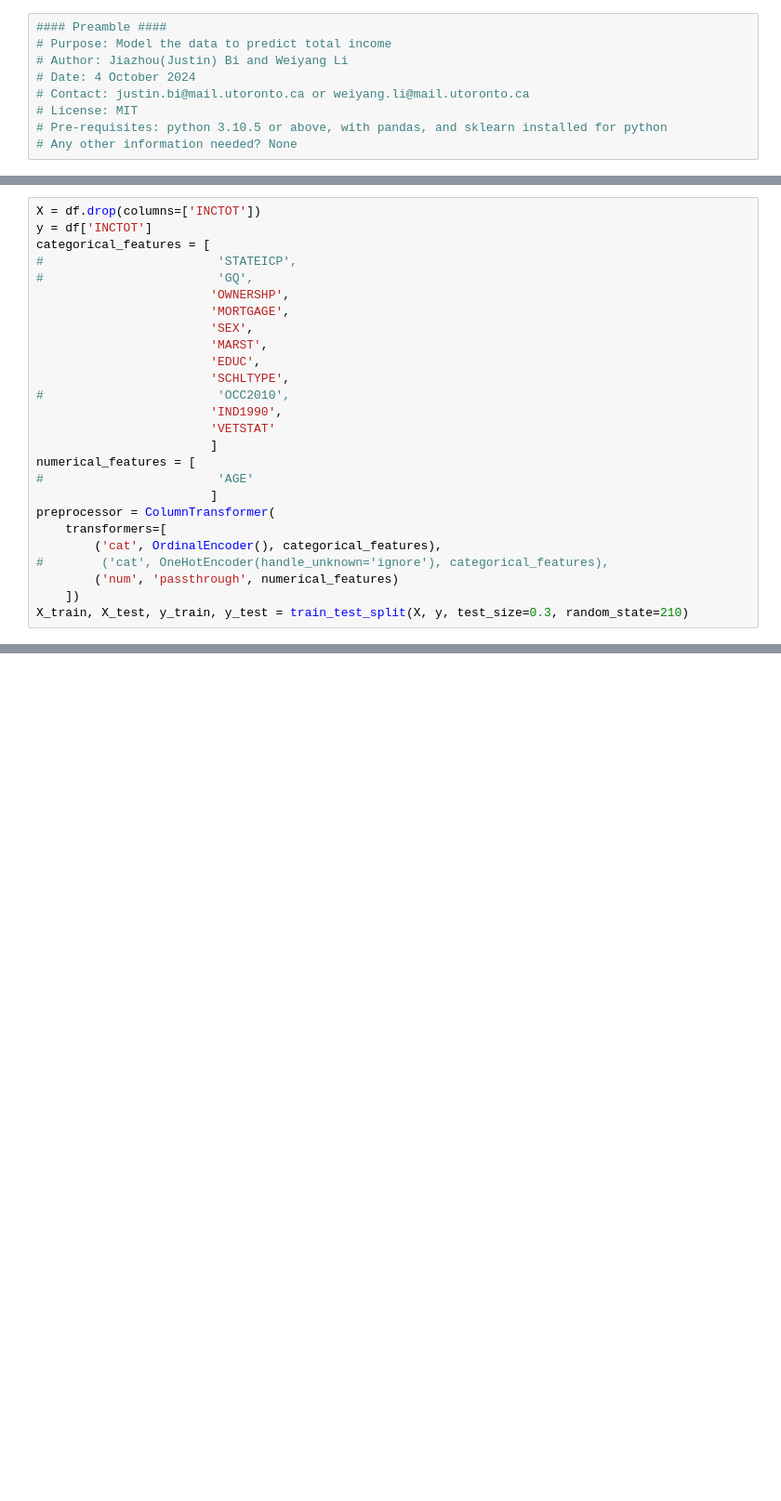
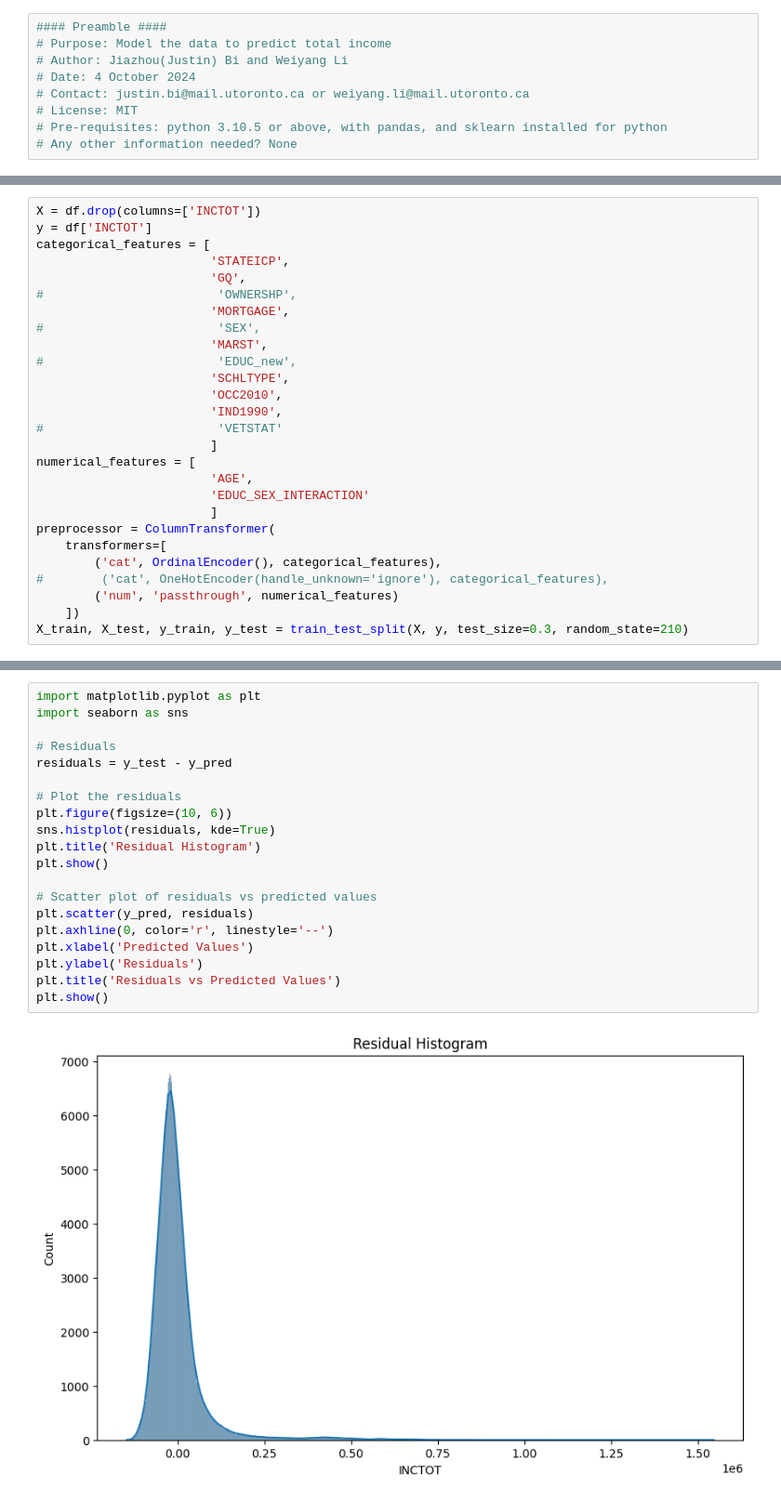
Before and after one commit to Jiazhou-Bi/ACS-Income-Model, a Jupyter notebook: scripts/06-model_data.ipynb, the cells around one changed output, grey strips where cells are left out. Shown at 93% size. Drawn from its saved outputs; the diff is of its cells as text; blank space fills up the shorter version.

```diff
--- a/scripts/06-model_data.ipynb
+++ b/scripts/06-model_data.ipynb
@@ -36,20 +120,21 @@ df.head()
 X = df.drop(columns=['INCTOT'])
 y = df['INCTOT']
 categorical_features = [
-#                        'STATEICP',
-#                        'GQ',
-                        'OWNERSHP',
+                        'STATEICP',
+                        'GQ',
+#                        'OWNERSHP',
                         'MORTGAGE',
-                        'SEX',
+#                        'SEX',
                         'MARST',
-                        'EDUC',
+#                        'EDUC_new',
                         'SCHLTYPE',
-#                        'OCC2010',
+                        'OCC2010',
                         'IND1990',
-                        'VETSTAT'
+#                        'VETSTAT'
                         ]
 numerical_features = [
-#                        'AGE'
+                        'AGE',
+                        'EDUC_SEX_INTERACTION'
                         ]
 preprocessor = ColumnTransformer(
     transformers=[
@@ -60,0 +214,22 @@ X_train, X_test, y_train, y_test = train_test_split(X, y, test_size=0.3, random_
+# %%
+import matplotlib.pyplot as plt
+import seaborn as sns
+
+# Residuals
+residuals = y_test - y_pred
+
+# Plot the residuals
+plt.figure(figsize=(10, 6))
+sns.histplot(residuals, kde=True)
+plt.title('Residual Histogram')
+plt.show()
+
+# Scatter plot of residuals vs predicted values
+plt.scatter(y_pred, residuals)
+plt.axhline(0, color='r', linestyle='--')
+plt.xlabel('Predicted Values')
+plt.ylabel('Residuals')
+plt.title('Residuals vs Predicted Values')
+plt.show()
+# %% [output]
+[figure, added]
```
Also changed, not shown: parts of 36 cells of this notebook, 37 other files.
